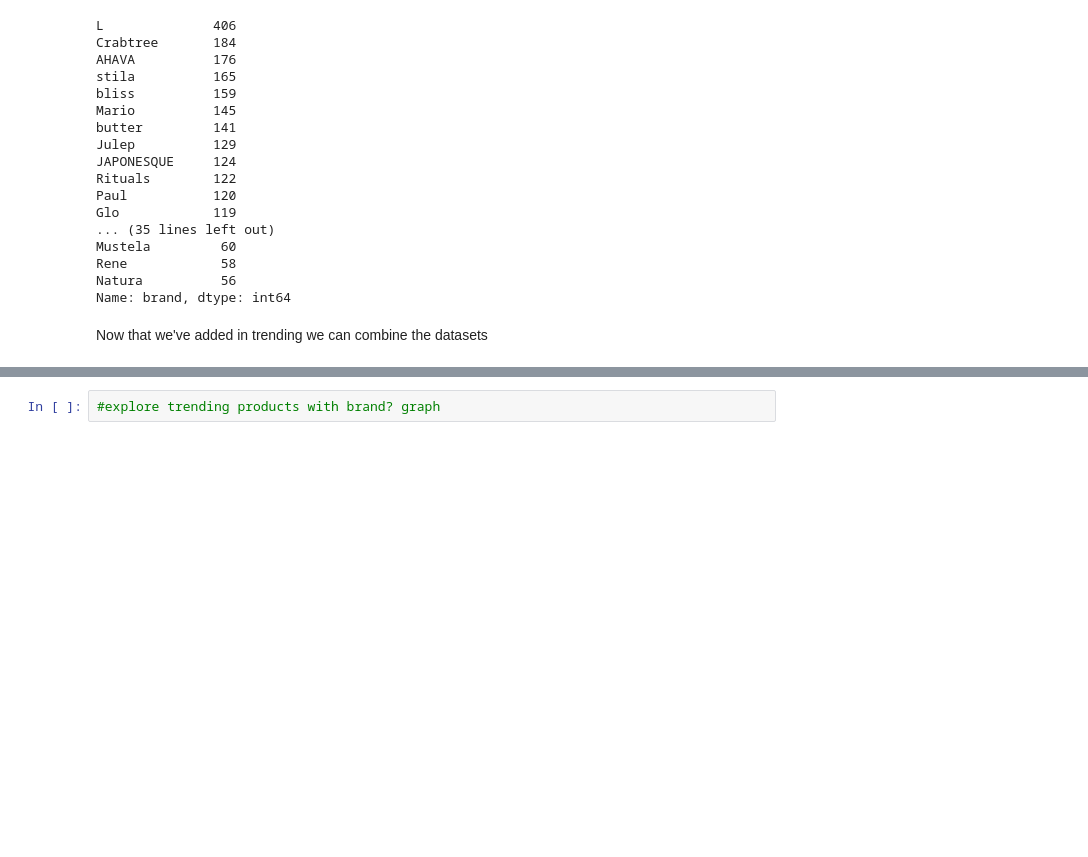
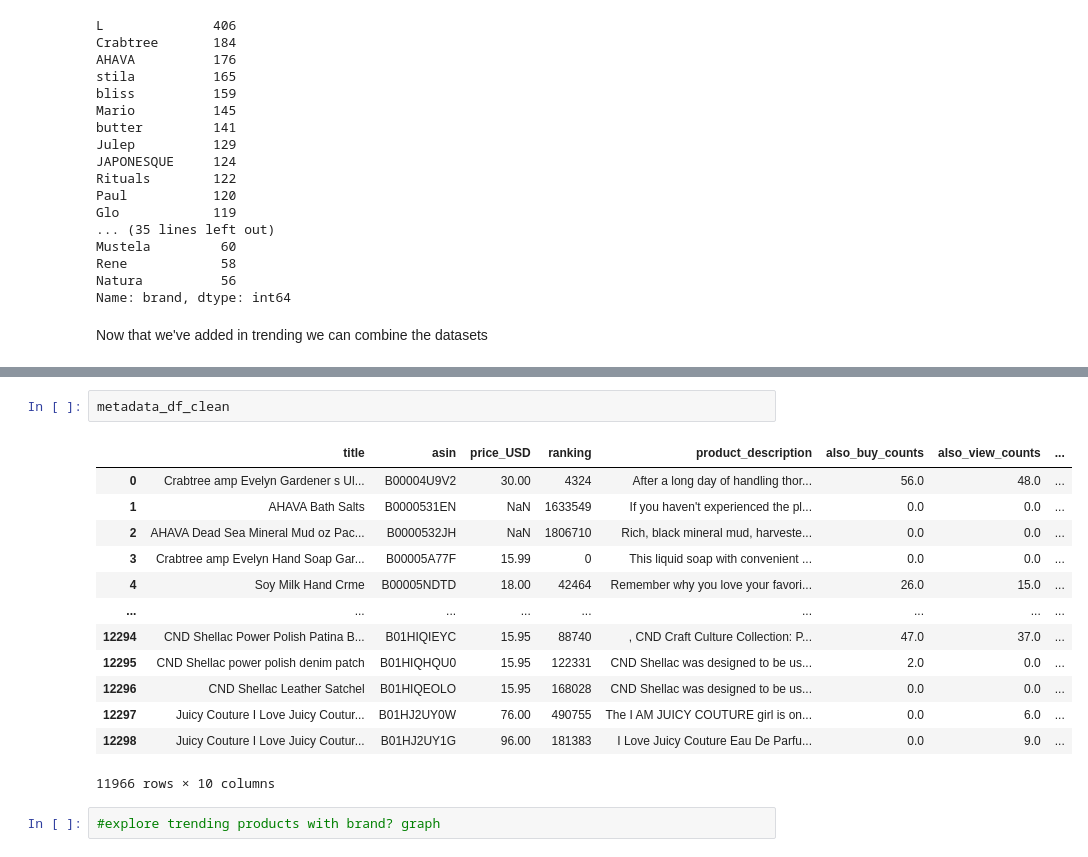
Before and after one commit to toffeeink/TrendSearcher_Capstone, a Jupyter notebook: Cleaning_and_initial_exploratory_analysis.ipynb, the cells around one changed output, grey strips where cells are left out. Drawn from its saved outputs; the diff is of its cells as text; blank space fills up the shorter version.

```diff
--- a/Cleaning_and_initial_exploratory_analysis.ipynb
+++ b/Cleaning_and_initial_exploratory_analysis.ipynb
@@ -1082,3 +1078,19 @@ NameError: name 'metadata_df_clean' is not defined
+# %%
+metadata_df_clean
+# %% [output]
+|  | title | asin | price_USD | ranking | product_description | also_buy_counts | also_view_counts | ... |
+| 0 | Crabtree amp Evelyn Gardener s Ul... | B00004U9V2 | 30.00 | 4324 | After a long day of handling thor... | 56.0 | 48.0 | ... |
+| 1 | AHAVA Bath Salts | B0000531EN | NaN | 1633549 | If you haven't experienced the pl... | 0.0 | 0.0 | ... |
+| 2 | AHAVA Dead Sea Mineral Mud oz Pac... | B0000532JH | NaN | 1806710 | Rich, black mineral mud, harveste... | 0.0 | 0.0 | ... |
+| 3 | Crabtree amp Evelyn Hand Soap Gar... | B00005A77F | 15.99 | 0 | This liquid soap with convenient ... | 0.0 | 0.0 | ... |
+| 4 | Soy Milk Hand Crme | B00005NDTD | 18.00 | 42464 | Remember why you love your favori... | 26.0 | 15.0 | ... |
+| ... | ... | ... | ... | ... | ... | ... | ... | ... |
+| 12294 | CND Shellac Power Polish Patina B... | B01HIQIEYC | 15.95 | 88740 | , CND Craft Culture Collection: P... | 47.0 | 37.0 | ... |
+| 12295 | CND Shellac power polish denim patch | B01HIQHQU0 | 15.95 | 122331 | CND Shellac was designed to be us... | 2.0 | 0.0 | ... |
+| 12296 | CND Shellac Leather Satchel | B01HIQEOLO | 15.95 | 168028 | CND Shellac was designed to be us... | 0.0 | 0.0 | ... |
+| 12297 | Juicy Couture I Love Juicy Coutur... | B01HJ2UY0W | 76.00 | 490755 | The I AM JUICY COUTURE girl is on... | 0.0 | 6.0 | ... |
+| 12298 | Juicy Couture I Love Juicy Coutur... | B01HJ2UY1G | 96.00 | 181383 | I Love Juicy Couture Eau De Parfu... | 0.0 | 9.0 | ... |
+11966 rows × 10 columns
 # %%
 #explore trending products with brand? graph
 # %%
```
Also changed, not shown: parts of 21 cells of this notebook, 1 other file.
